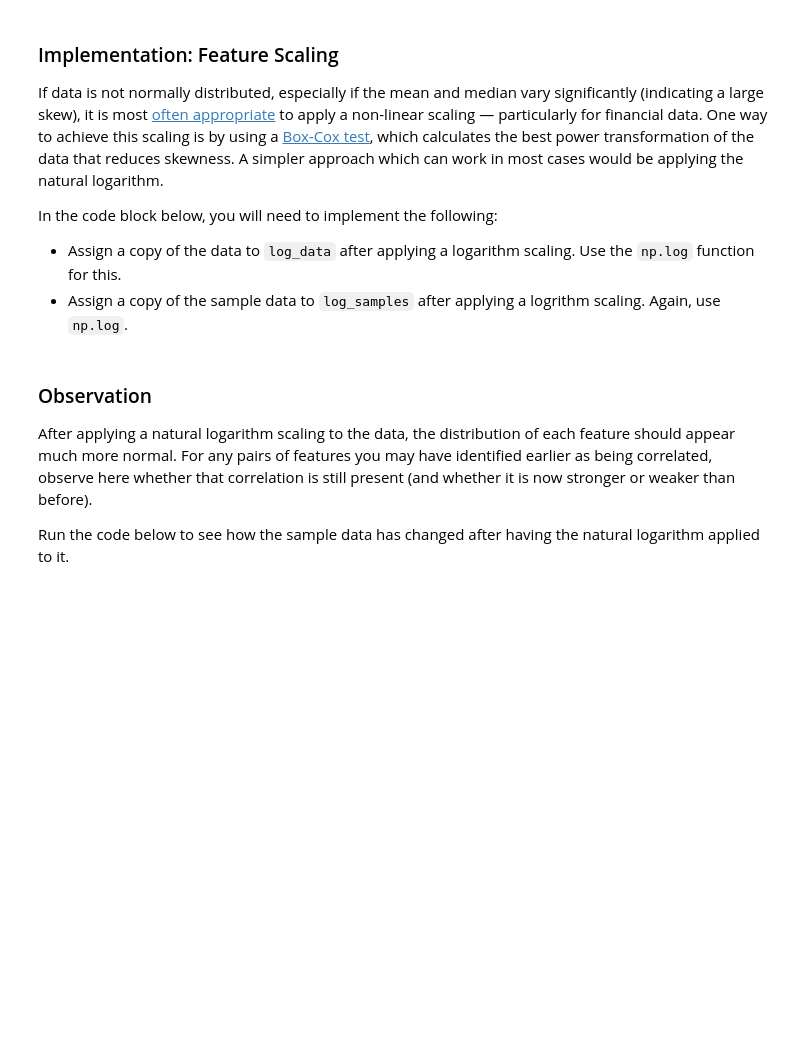
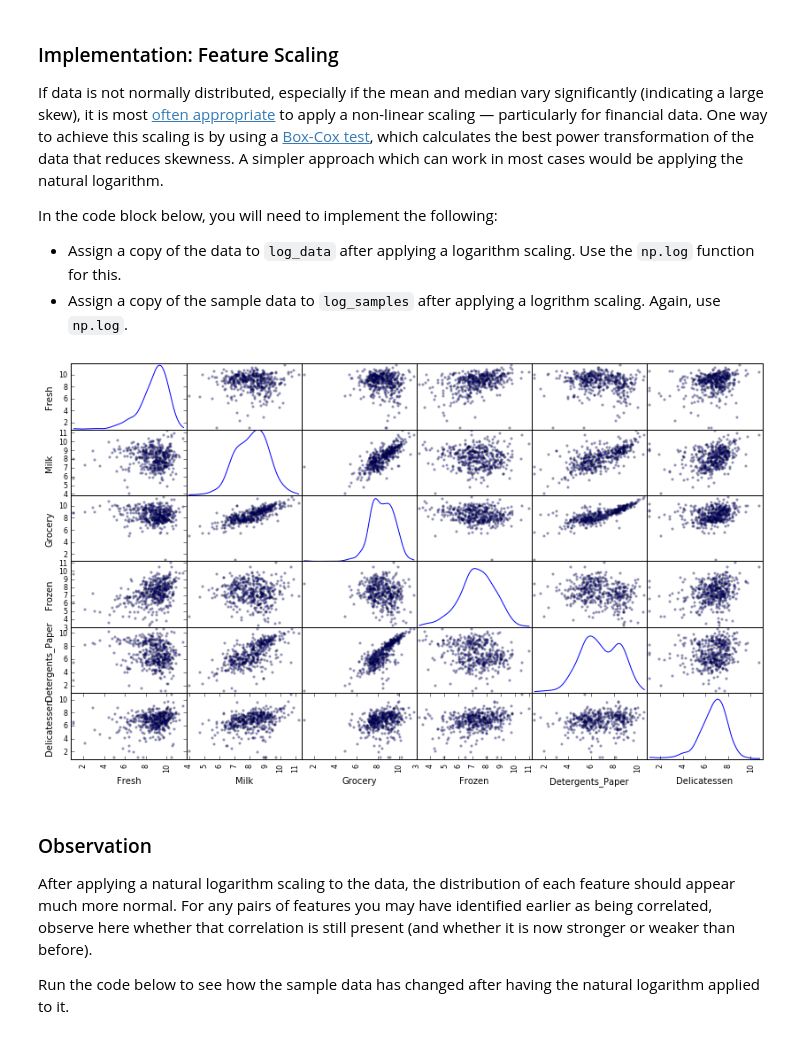
Before and after one commit to LevinJ/machine-learning, a Jupyter notebook: projects/creating_customer_segments/customer_segments.ipynb, the cells around one changed output. Drawn from its saved outputs; the diff is of its cells as text; code cells hidden in the pictures; blank space fills up the shorter version.

```diff
--- a/projects/creating_customer_segments/customer_segments.ipynb
+++ b/projects/creating_customer_segments/customer_segments.ipynb
@@ -147,13 +147,15 @@ In the code block below, you will need to implement the following:
  - Assign a copy of the sample data to `log_samples` after applying a logrithm scaling. Again, use `np.log`.
 # %%
 # TODO: Scale the data using the natural logarithm
-log_data = None
+log_data = pd.DataFrame(np.log(data), columns=data.columns)
 
 # TODO: Scale the sample data using the natural logarithm
-log_samples = None
+log_samples = pd.DataFrame(np.log(samples), columns=samples.columns)
 
 # Produce a scatter matrix for each pair of newly-transformed features
 pd.scatter_matrix(log_data, alpha = 0.3, figsize = (14,8), diagonal = 'kde');
+# %% [output]
+[figure, added]
 # %% [markdown]
 ### Observation
 After applying a natural logarithm scaling to the data, the distribution of each feature should appear much more normal. For any pairs of features you may have identified earlier as being correlated, observe here whether that correlation is still present (and whether it is now stronger or weaker than before).
```
Also changed, not shown: parts of 1 cell of this notebook, 2 other files.
